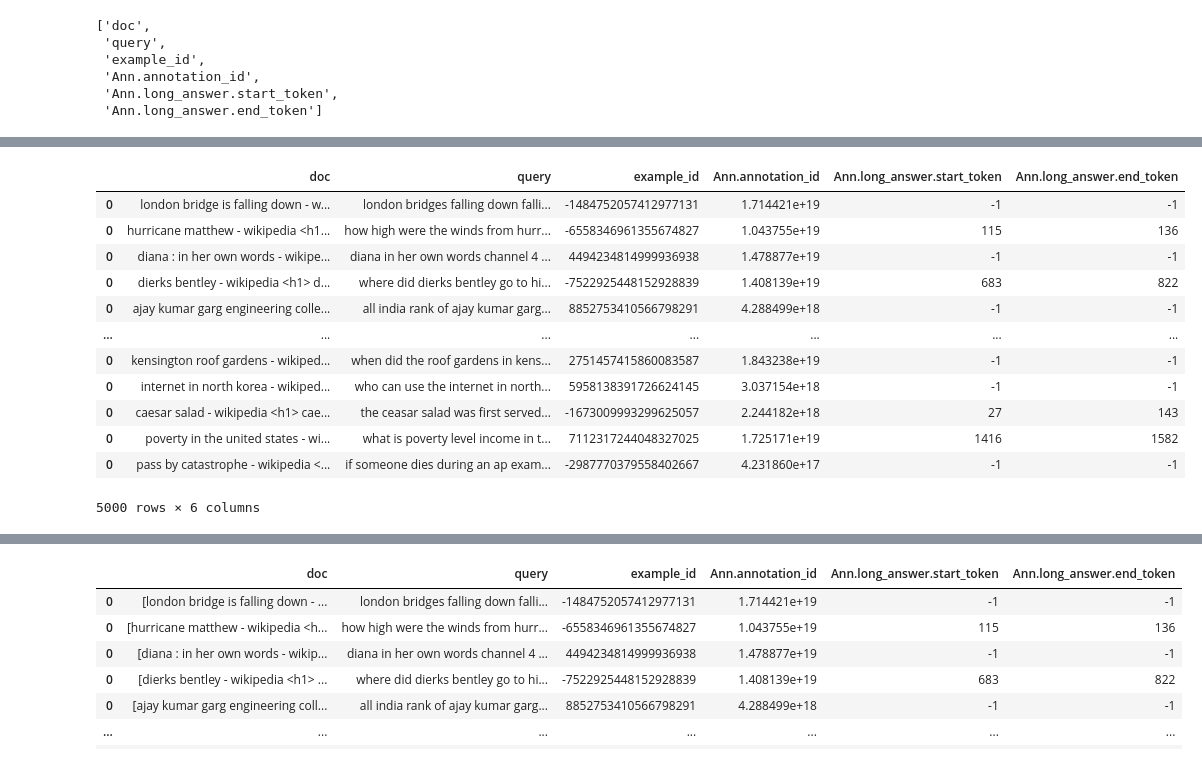
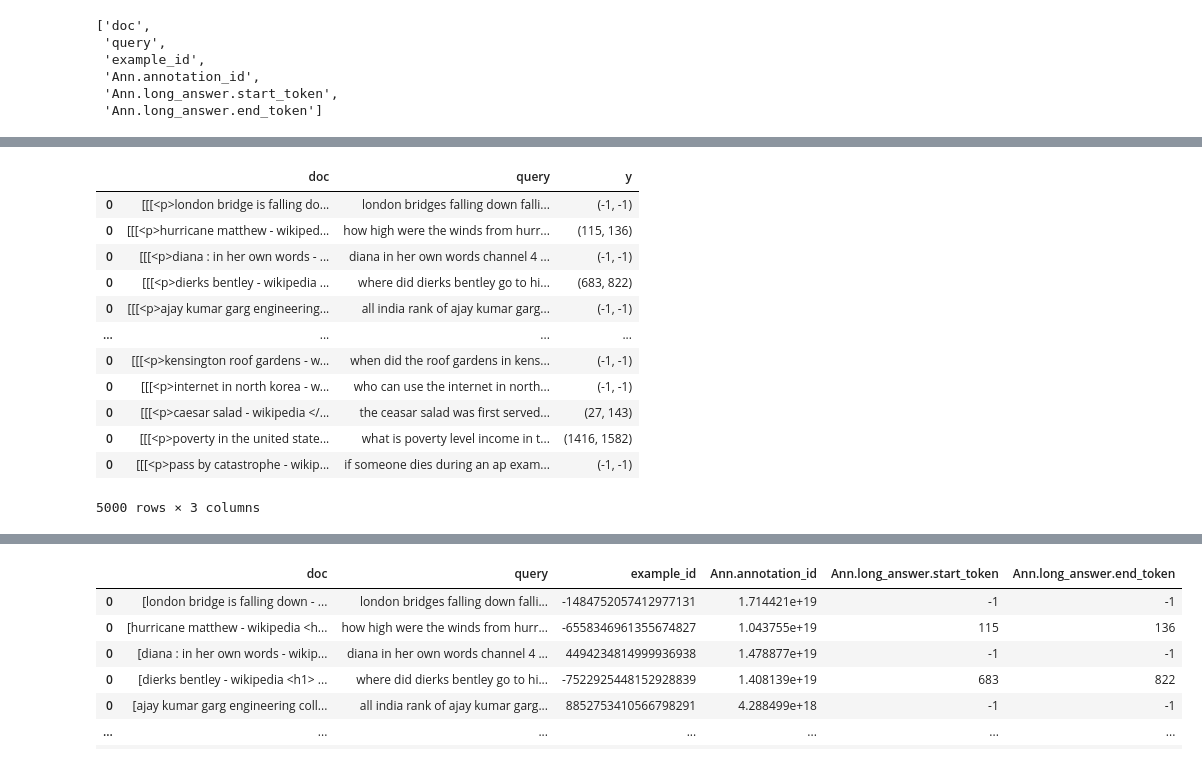
Before and after one commit to stmnk/qa, a Jupyter notebook: model/nlp_processing.ipynb, the cells around one changed output, grey strips where cells are left out. Saved outputs shown, nothing was run; the diff lists cells and outputs as text; code cells hidden in the pictures.

```diff
--- a/model/nlp_processing.ipynb
+++ b/model/nlp_processing.ipynb
@@ -83,0 +122,2 @@ cols
+# %%
+df = pd.read_pickle('data_y_shape.csv')
@@ -83,0 +126,3 @@ cols
+# %%
+def mk_soup(doc):
+    return BS(doc)
@@ -84,17 +159,17 @@ cols
 # %%
-df = df[cols]
+df['doc'] = df['doc'].apply(mk_soup)
 df
 # %% [output]
-|  | doc | query | example_id | Ann.annotation_id | Ann.long_answer.start_token | Ann.long_answer.end_token |
-| 0 | london bridge is falling down - w... | london bridges falling down falli... | -1484752057412977131 | 1.714421e+19 | -1 | -1 |
-| 0 | hurricane matthew - wikipedia <h1... | how high were the winds from hurr... | -6558346961355674827 | 1.043755e+19 | 115 | 136 |
-| 0 | diana : in her own words - wikipe... | diana in her own words channel 4 ... | 4494234814999936938 | 1.478877e+19 | -1 | -1 |
-| 0 | dierks bentley - wikipedia <h1> d... | where did dierks bentley go to hi... | -7522925448152928839 | 1.408139e+19 | 683 | 822 |
-| 0 | ajay kumar garg engineering colle... | all india rank of ajay kumar garg... | 8852753410566798291 | 4.288499e+18 | -1 | -1 |
-| ... | ... | ... | ... | ... | ... | ... |
-| 0 | kensington roof gardens - wikiped... | when did the roof gardens in kens... | 2751457415860083587 | 1.843238e+19 | -1 | -1 |
-| 0 | internet in north korea - wikiped... | who can use the internet in north... | 5958138391726624145 | 3.037154e+18 | -1 | -1 |
-| 0 | caesar salad - wikipedia <h1> cae... | the ceasar salad was first served... | -1673009993299625057 | 2.244182e+18 | 27 | 143 |
-| 0 | poverty in the united states - wi... | what is poverty level income in t... | 7112317244048327025 | 1.725171e+19 | 1416 | 1582 |
-| 0 | pass by catastrophe - wikipedia <... | if someone dies during an ap exam... | -2987770379558402667 | 4.231860e+17 | -1 | -1 |
+|  | doc | query | y |
+| 0 | [[[<p>london bridge is falling do... | london bridges falling down falli... | (-1, -1) |
+| 0 | [[[<p>hurricane matthew - wikiped... | how high were the winds from hurr... | (115, 136) |
+| 0 | [[[<p>diana : in her own words - ... | diana in her own words channel 4 ... | (-1, -1) |
+| 0 | [[[<p>dierks bentley - wikipedia ... | where did dierks bentley go to hi... | (683, 822) |
+| 0 | [[[<p>ajay kumar garg engineering... | all india rank of ajay kumar garg... | (-1, -1) |
+| ... | ... | ... | ... |
+| 0 | [[[<p>kensington roof gardens - w... | when did the roof gardens in kens... | (-1, -1) |
+| 0 | [[[<p>internet in north korea - w... | who can use the internet in north... | (-1, -1) |
+| 0 | [[[<p>caesar salad - wikipedia </... | the ceasar salad was first served... | (27, 143) |
+| 0 | [[[<p>poverty in the united state... | what is poverty level income in t... | (1416, 1582) |
+| 0 | [[[<p>pass by catastrophe - wikip... | if someone dies during an ap exam... | (-1, -1) |
-5000 rows × 6 columns
+5000 rows × 3 columns
```
Also changed, not shown: parts of 17 cells of this notebook, 3 other files.
